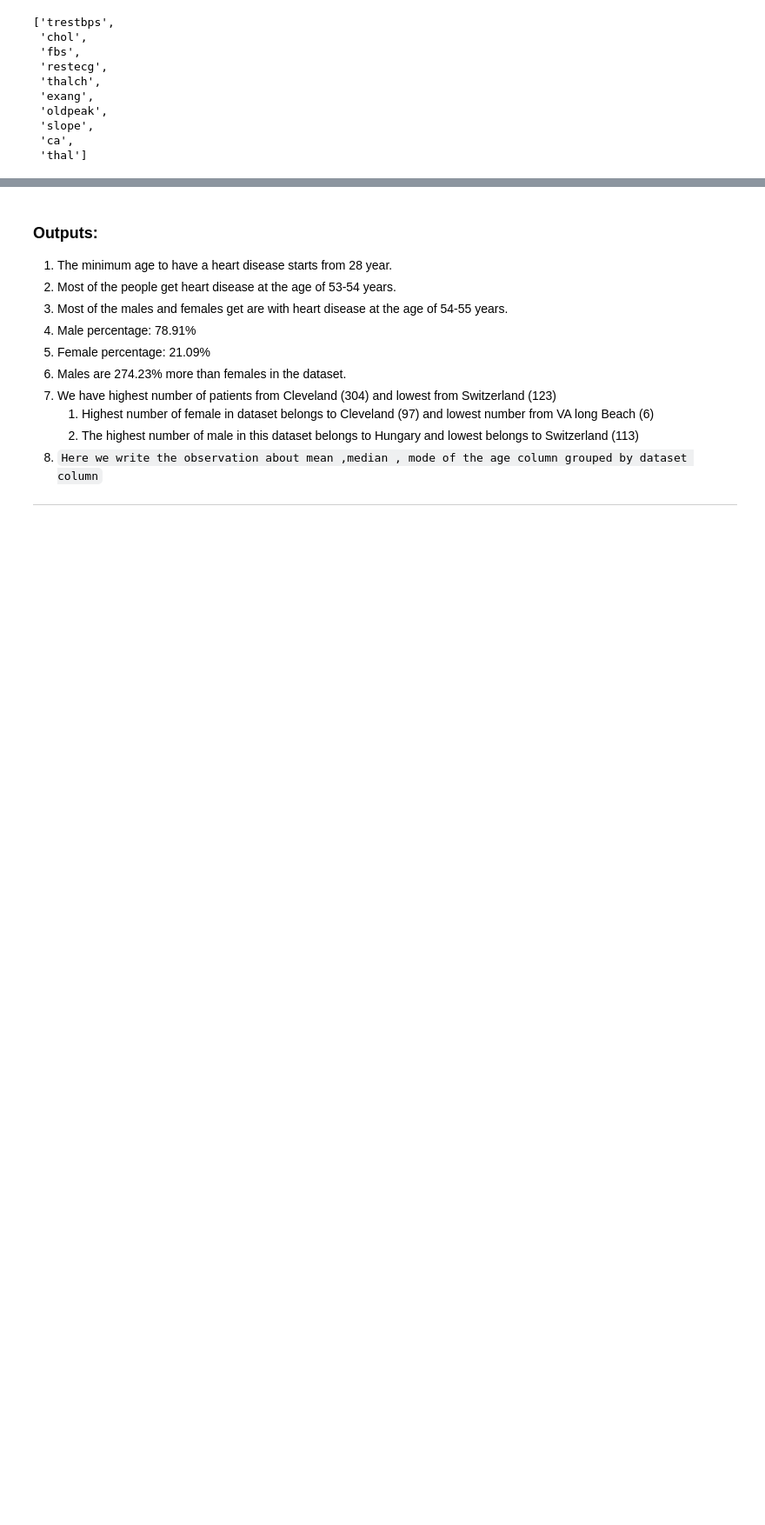
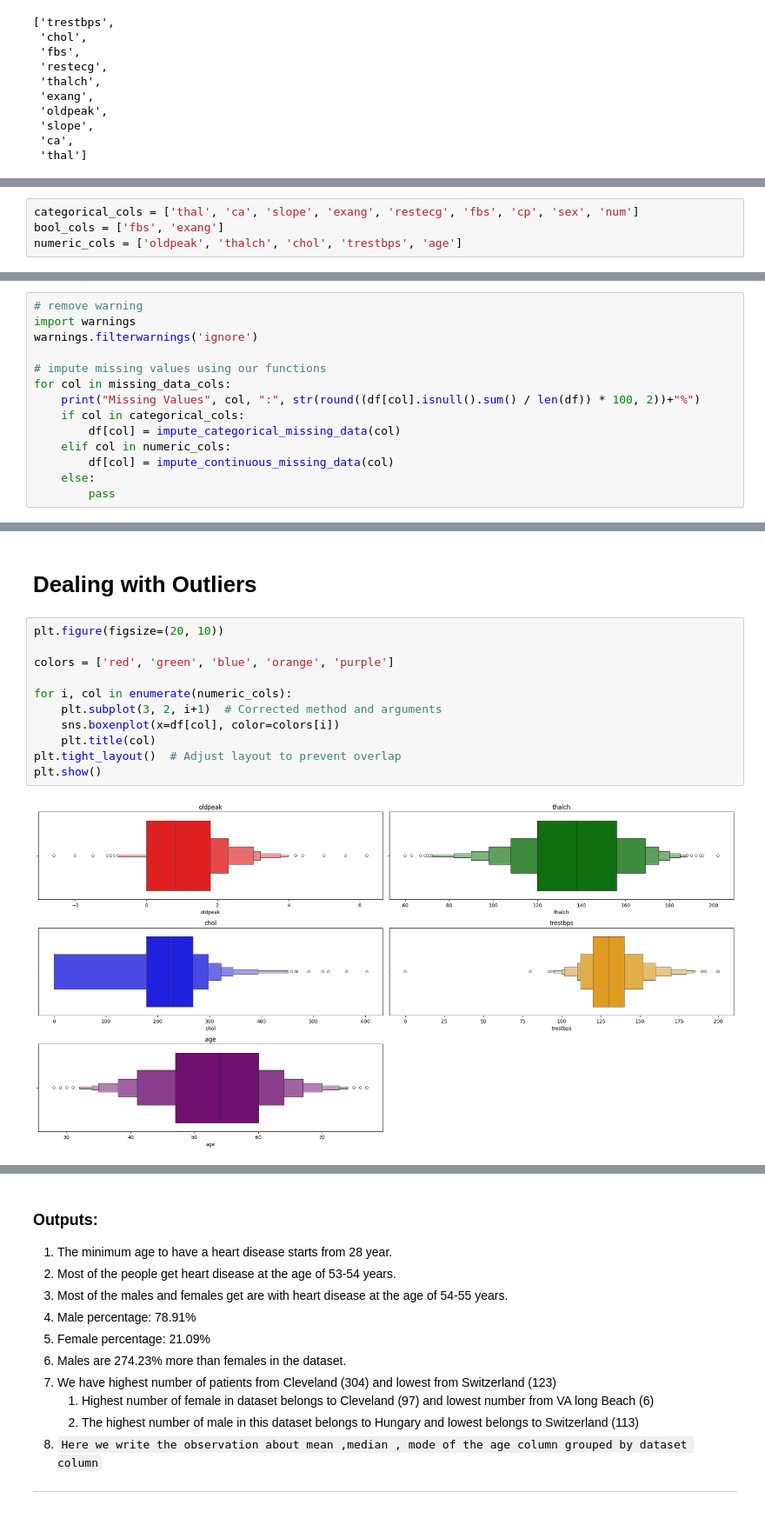
Before and after one commit to khizer9292/machine_learning, a Jupyter notebook: 00_projects/01_heart_disease_prediction/heart_disease_project.ipynb, the cells around one changed output, grey strips where cells are left out. Shown: that part at 87% size. Saved outputs shown, nothing was run; the diff lists cells and outputs as text; blank space fills up the shorter version.

```diff
--- a/00_projects/01_heart_disease_prediction/heart_disease_project.ipynb
+++ b/00_projects/01_heart_disease_prediction/heart_disease_project.ipynb
@@ -418,0 +434,4 @@ missing_data_cols
+# %%
+categorical_cols = ['thal', 'ca', 'slope', 'exang', 'restecg', 'fbs', 'cp', 'sex', 'num']
+bool_cols = ['fbs', 'exang']
+numeric_cols = ['oldpeak', 'thalch', 'chol', 'trestbps', 'age']
@@ -418,0 +647,14 @@ missing_data_cols
+# %%
+# remove warning
+import warnings
+warnings.filterwarnings('ignore')
+
+# impute missing values using our functions
+for col in missing_data_cols:
+    print("Missing Values", col, ":", str(round((df[col].isnull().sum() / len(df)) * 100, 2))+"%")
+    if col in categorical_cols:
+        df[col] = impute_categorical_missing_data(col)
+    elif col in numeric_cols:
+        df[col] = impute_continuous_missing_data(col)
+    else:
+        pass
@@ -418,0 +699,15 @@ missing_data_cols
+# %% [markdown]
+# **Dealing with Outliers**
+# %%
+plt.figure(figsize=(20, 10))
+
+colors = ['red', 'green', 'blue', 'orange', 'purple']
+
+for i, col in enumerate(numeric_cols):
+    plt.subplot(3, 2, i+1)  # Corrected method and arguments
+    sns.boxenplot(x=df[col], color=colors[i])
+    plt.title(col)
+plt.tight_layout()  # Adjust layout to prevent overlap
+plt.show()
+# %% [output]
+[figure, added]
```
Also changed, not shown: parts of 18 cells of this notebook, 5 other files.
